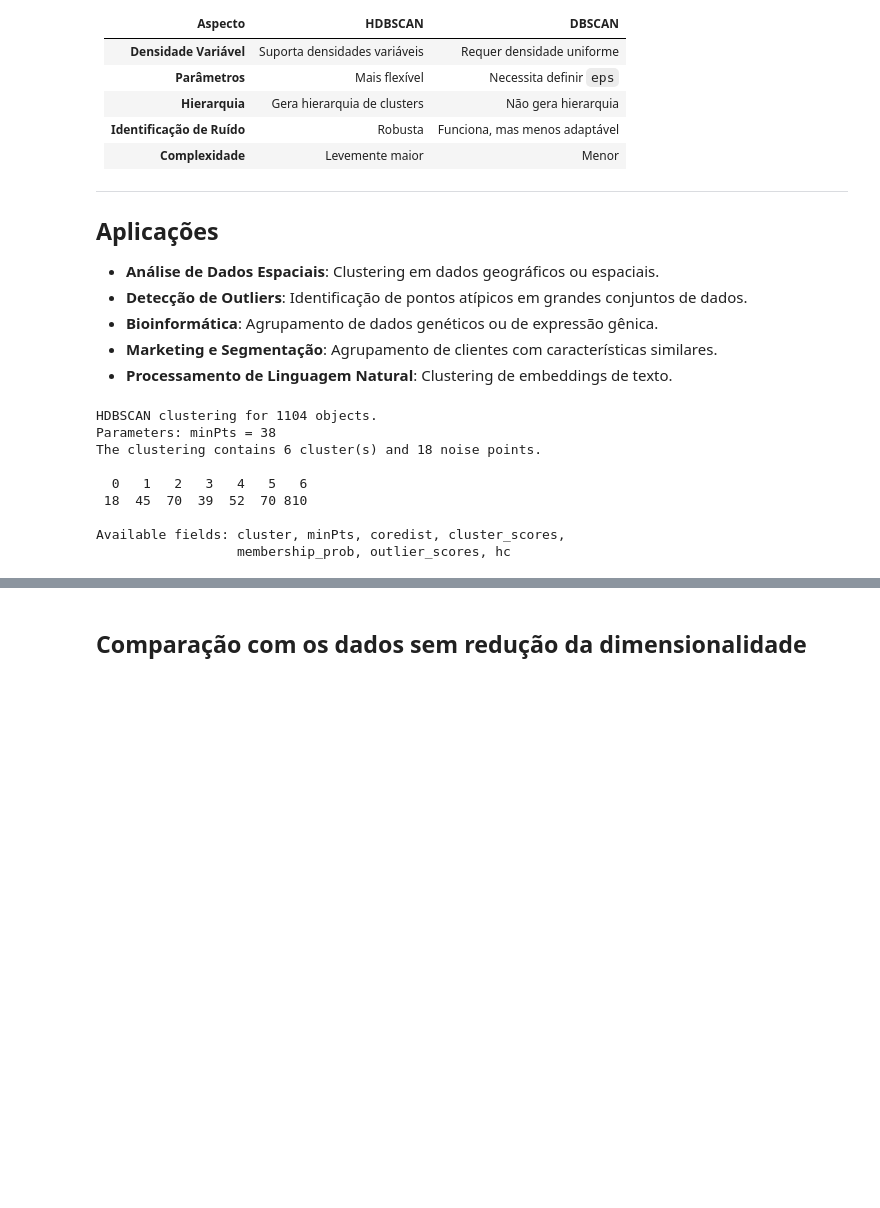
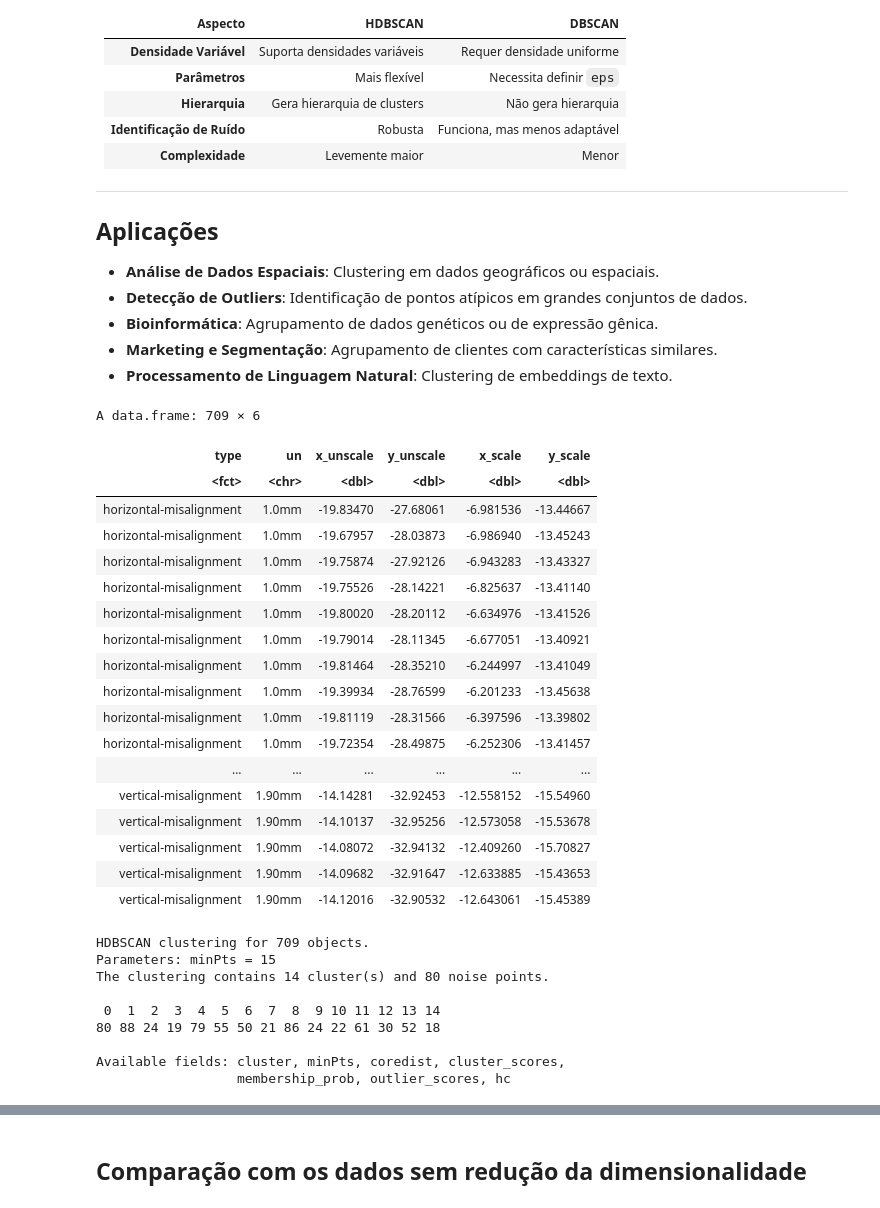
Before and after one commit to Nagi0/bh-traffic-data-mining, a Jupyter notebook: MAFAULDA/motor_cluster.ipynb, the cells around one changed output, grey strips where cells are left out. Saved outputs shown, nothing was run; the diff lists cells and outputs as text; code cells hidden in the pictures; blank space fills up the shorter version.

```diff
--- a/MAFAULDA/motor_cluster.ipynb
+++ b/MAFAULDA/motor_cluster.ipynb
@@ -279,16 +281,39 @@ O HDBSCAN combina conceitos de:
 - **Bioinformática**: Agrupamento de dados genéticos ou de expressão gênica.
 - **Marketing e Segmentação**: Agrupamento de clientes com características similares.
 - **Processamento de Linguagem Natural**: Clustering de embeddings de texto.
+# %%
+dados2d
+# %% [output]
+A data.frame: 709 × 6
+| type | un | x_unscale | y_unscale | x_scale | y_scale |
+| <fct> | <chr> | <dbl> | <dbl> | <dbl> | <dbl> |
+| horizontal-misalignment | 1.0mm | -19.83470 | -27.68061 | -6.981536 | -13.44667 |
+| horizontal-misalignment | 1.0mm | -19.67957 | -28.03873 | -6.986940 | -13.45243 |
+| horizontal-misalignment | 1.0mm | -19.75874 | -27.92126 | -6.943283 | -13.43327 |
+| horizontal-misalignment | 1.0mm | -19.75526 | -28.14221 | -6.825637 | -13.41140 |
+| horizontal-misalignment | 1.0mm | -19.80020 | -28.20112 | -6.634976 | -13.41526 |
+| horizontal-misalignment | 1.0mm | -19.79014 | -28.11345 | -6.677051 | -13.40921 |
+| horizontal-misalignment | 1.0mm | -19.81464 | -28.35210 | -6.244997 | -13.41049 |
+| horizontal-misalignment | 1.0mm | -19.39934 | -28.76599 | -6.201233 | -13.45638 |
+| horizontal-misalignment | 1.0mm | -19.81119 | -28.31566 | -6.397596 | -13.39802 |
+| horizontal-misalignment | 1.0mm | -19.72354 | -28.49875 | -6.252306 | -13.41457 |
+| ... | ... | ... | ... | ... | ... |
+| vertical-misalignment | 1.90mm | -14.14281 | -32.92453 | -12.558152 | -15.54960 |
+| vertical-misalignment | 1.90mm | -14.10137 | -32.95256 | -12.573058 | -15.53678 |
+| vertical-misalignment | 1.90mm | -14.08072 | -32.94132 | -12.409260 | -15.70827 |
+| vertical-misalignment | 1.90mm | -14.09682 | -32.91647 | -12.633885 | -15.43653 |
+| vertical-misalignment | 1.90mm | -14.12016 | -32.90532 | -12.643061 | -15.45389 |
 # %%
-cl <- hdbscan(dados2d[,5:6], minPts = 38 )
+d_analise <- dados2d %>% select(x_scale, y_scale)
+cl <- hdbscan(d_analise, minPts = 15 )
 cl
 # %% [output]
-HDBSCAN clustering for 1104 objects.
-Parameters: minPts = 38
-The clustering contains 6 cluster(s) and 18 noise points.
+HDBSCAN clustering for 709 objects.
+Parameters: minPts = 15
+The clustering contains 14 cluster(s) and 80 noise points.
 
-  0   1   2   3   4   5   6
- 18  45  70  39  52  70 810
+ 0  1  2  3  4  5  6  7  8  9 10 11 12 13 14
+80 88 24 19 79 55 50 21 86 24 22 61 30 52 18
 
 Available fields: cluster, minPts, coredist, cluster_scores,
                   membership_prob, outlier_scores, hc
```
Also changed, not shown: parts of 24 cells of this notebook.
